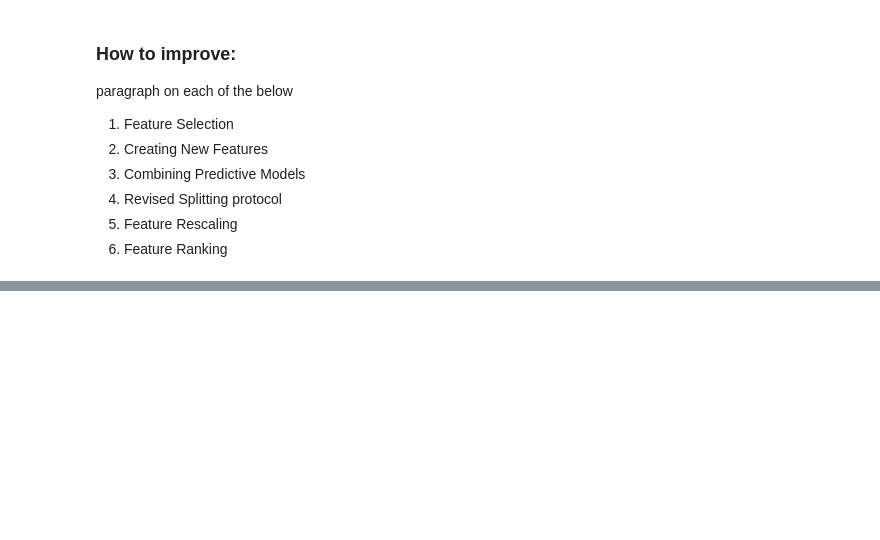
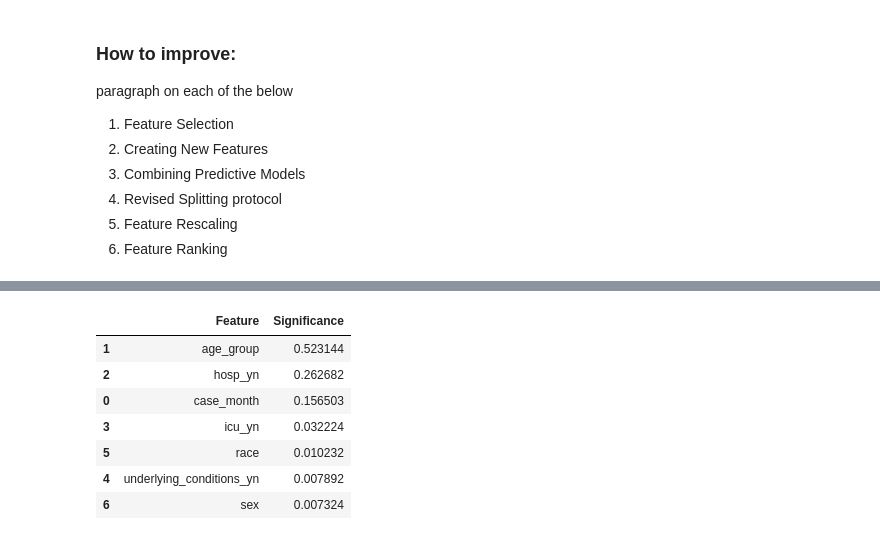
Before and after one commit to mattx245/Machine-Learning-Project, a Jupyter notebook: Homework2_22207000_12468998.ipynb, the cells around one changed output, grey strips where cells are left out. Cells and saved outputs as stored; diff of their text form; code cells hidden in the pictures; blank space fills up the shorter version.

```diff
--- a/Homework2_22207000_12468998.ipynb
+++ b/Homework2_22207000_12468998.ipynb
@@ -1295,0 +1314,12 @@ paragraph on each of the below
+# %%
+#Mapping for new features in data
+
+#Sex Map
+sex_map = {
+    'Male': 0,
+    'Female': 1,
+    'Unknown': 2
+}
+
+STrain['sex'] = STrain['sex'].map(sex_map)
+STest['sex'] = STest['sex'].map(sex_map)
@@ -1295,0 +1370,25 @@ paragraph on each of the below
+# %%
+#training and testing data
+sociological_x_train = STrain[['case_month', 'age_group', 'hosp_yn', 'icu_yn', 'underlying_conditions_yn', 'race', 'sex']]
+sociological_y_train = STrain['death_yn']
+
+sociological_x_test = STest[['case_month', 'age_group', 'hosp_yn', 'icu_yn', 'underlying_conditions_yn', 'race', 'sex']]
+sociological_y_test = STest['death_yn']
+# %%
+#fitting the model with new data
+srfc = RandomForestClassifier(n_estimators=100, random_state=42)
+srfc.fit(sociological_x_train, sociological_y_train)
+sociological_y_pred = srfc.predict(sociological_x_test)
+# %%
+#Feature importance in the new random forest model
+feature_importance = pd.DataFrame({'Feature': sociological_x_train.columns, 'Significance':srfc.feature_importances_})
+feature_importance.sort_values('Significance', ascending=False)
+# %% [output]
+|  | Feature | Significance |
+| 1 | age_group | 0.523144 |
+| 2 | hosp_yn | 0.262682 |
+| 0 | case_month | 0.156503 |
+| 3 | icu_yn | 0.032224 |
+| 5 | race | 0.010232 |
+| 4 | underlying_conditions_yn | 0.007892 |
+| 6 | sex | 0.007324 |
```
Also changed, not shown: parts of 36 cells of this notebook.
